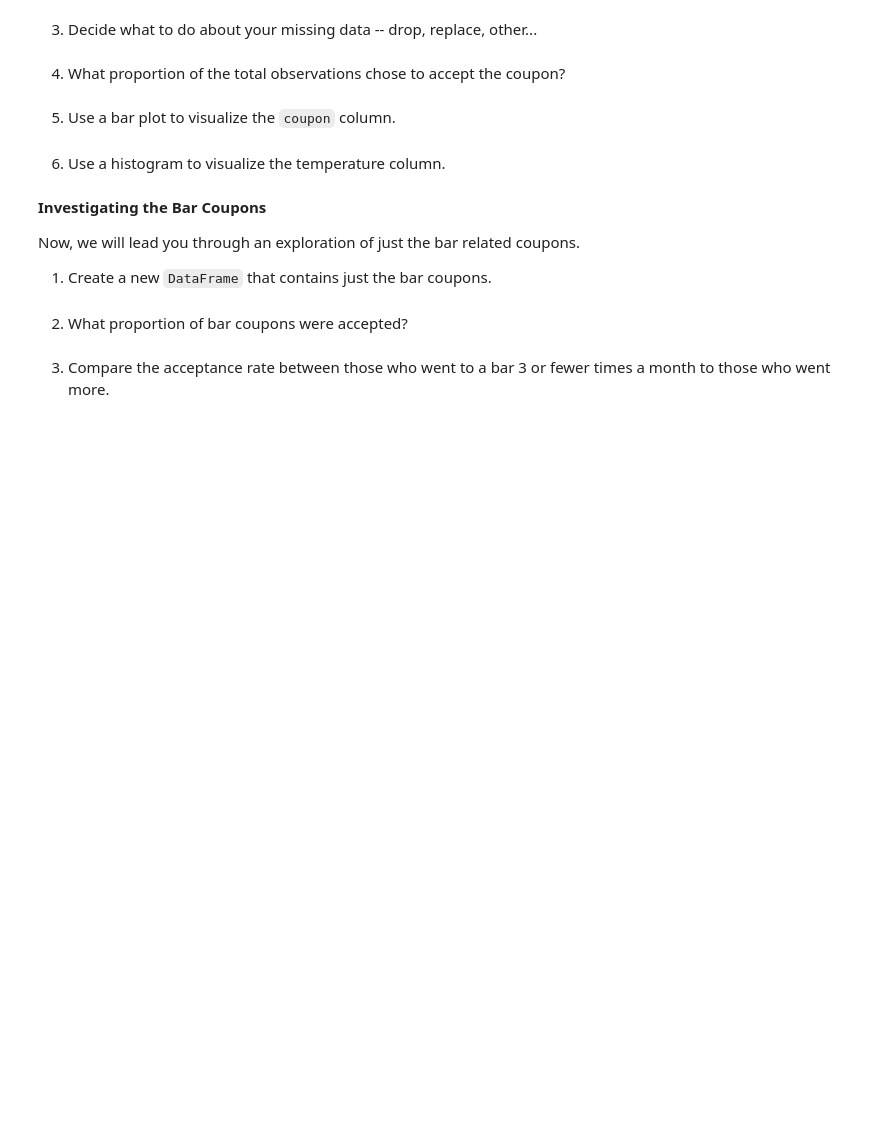
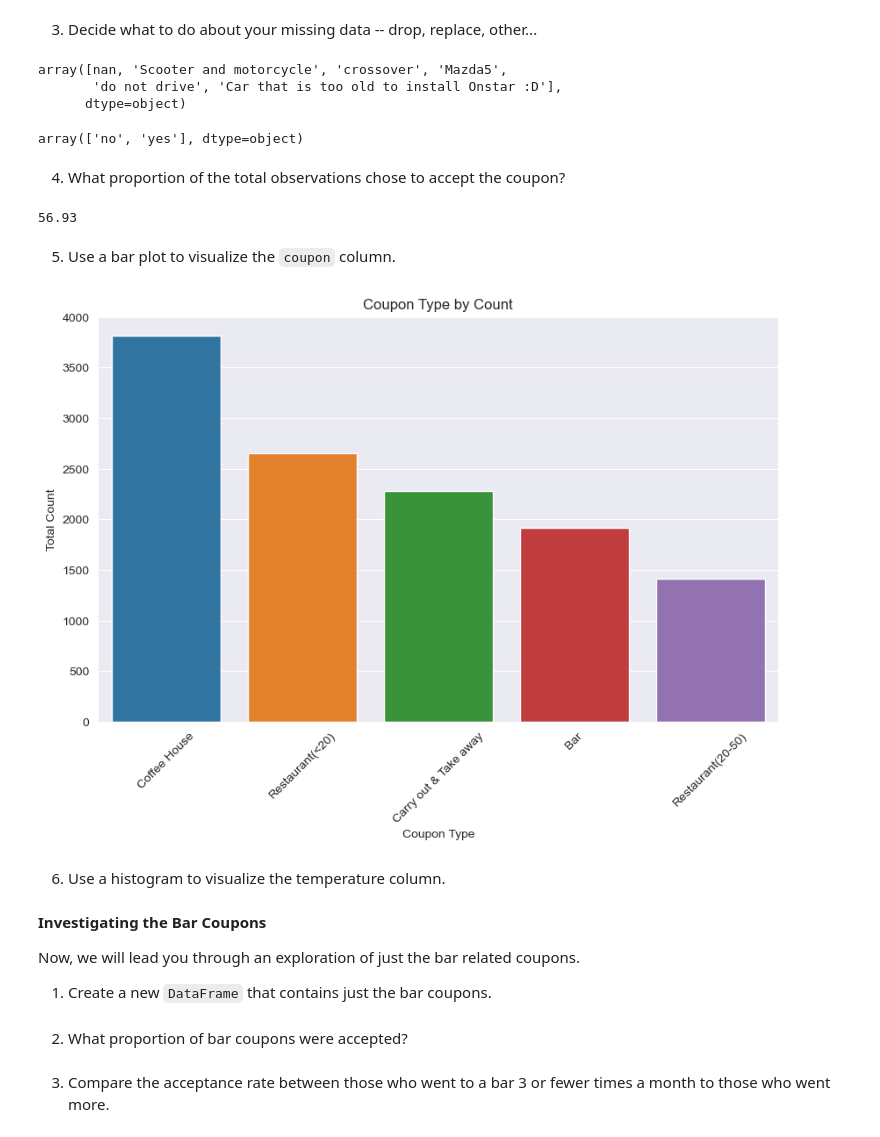
Before and after one commit to shanumansetti/PAA5_1, a Jupyter notebook: prompt.ipynb, the cells around one changed output. Cells and saved outputs as stored; diff of their text form; code cells hidden in the pictures; blank space fills up the shorter version.

```diff
--- a/prompt.ipynb
+++ b/prompt.ipynb
@@ -83,9 +143,66 @@ data.head()
 # %% [markdown]
 3. Decide what to do about your missing data -- drop, replace, other...
+# %%
+# Retrieve and display all unique values in the 'car' column for better understanding
+data['car'].unique()
+# %% [output]
+array([nan, 'Scooter and motorcycle', 'crossover', 'Mazda5',
+       'do not drive', 'Car that is too old to install Onstar :D'],
+      dtype=object)
+# %%
+# Create a new DataFrame as a copy of the existing one
+df = data
+# %%
+# Replace null values in the 'car' column with the string 'no'
+df['car'] = df['car'].fillna(value='no')
+# %%
+# Update 'car' column values: replace specified values with 'yes' or 'no' as appropriate
+df = df.replace({'car': {
+    'Scooter and motorcycle': 'yes',
+    'crossover': 'yes',
+    'Mazda5': 'yes',
+    'do not drive': 'no',
+    'Car that is too old to install Onstar :D': 'no'
+}})
+# %%
+# Display the unique values in the 'car' column after performing replacements
+df['car'].unique()
+# %% [output]
+array(['no', 'yes'], dtype=object)
+# %%
+# Drop rows with any remaining null values from the DataFrame
+df = df.dropna()
 # %% [markdown]
 4. What proportion of the total observations chose to accept the coupon?
+# %%
+# Calculate the count of accepted coupons
+coupon_accepted = df['Y'].value_counts()[1]
+
+# Calculate the total count of offered coupons
+total_coupon_offered = df['Y'].count()
+
+# Compute the proportion of coupon acceptance as a percentage
+proportion_of_coupon_acceptance = round((coupon_accepted / total_coupon_offered) * 100, 2)
+
+proportion_of_coupon_acceptance
+# %% [output]
+56.93
 # %% [markdown]
 5. Use a bar plot to visualize the `coupon` column.
+# %%
+# Calculate the counts of each unique value in the 'coupon' column
+coupon_counts = df['coupon'].value_counts()
+
+# Generate a bar plot to display the counts of each unique coupon type
+plt.figure(figsize=(10, 6))  # Optional: Set the figure size for better visualization
+bar_plot = sns.barplot(x=coupon_counts.index, y=coupon_counts.values)
+bar_plot.tick_params(axis='x', rotation=45)  # Rotate x-axis labels for better readability
+bar_plot.set(xlabel='Coupon Type', ylabel='Total Count')  # Set axis labels
+bar_plot.set_title('Coupon Type by Count')  # Set the plot title
+
+plt.show()  # Display the plot
+# %% [output]
+[figure, added]
 # %% [markdown]
 6. Use a histogram to visualize the temperature column.
 # %% [markdown]
```
Also changed, not shown: parts of 7 cells of this notebook.
